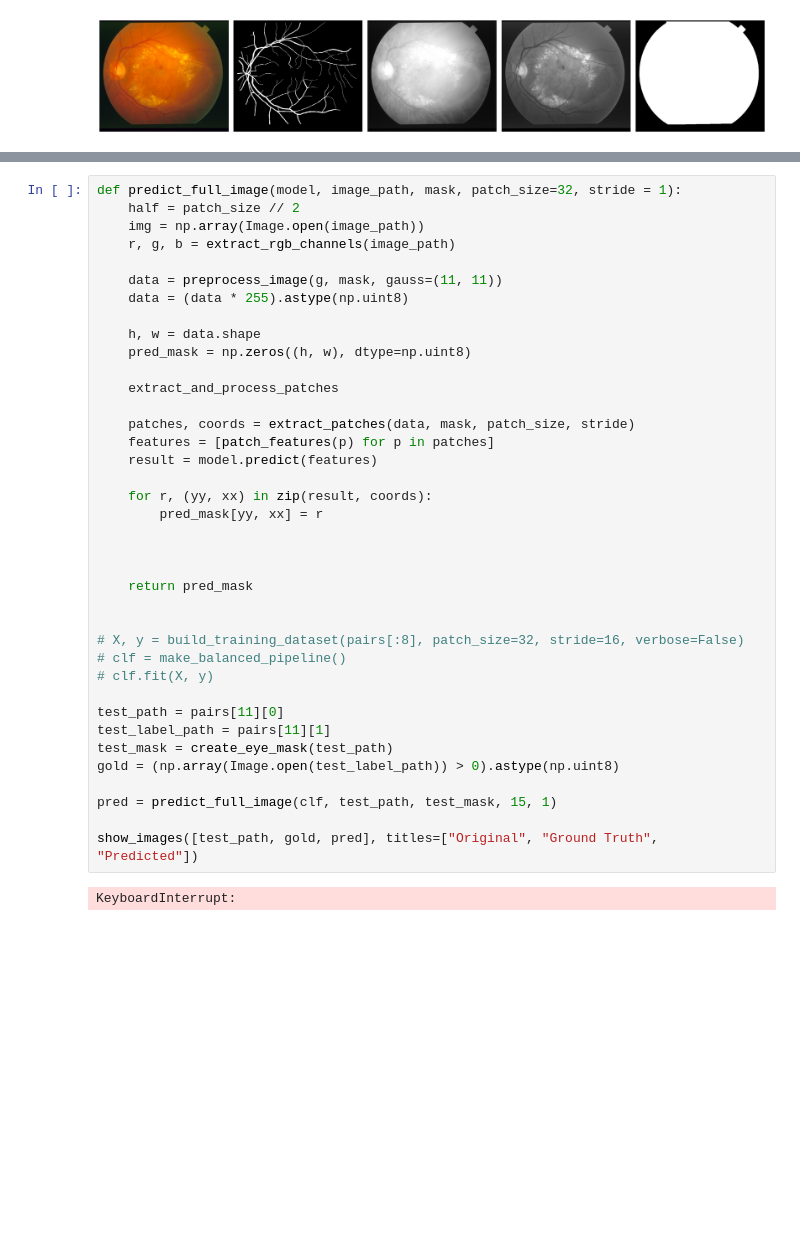
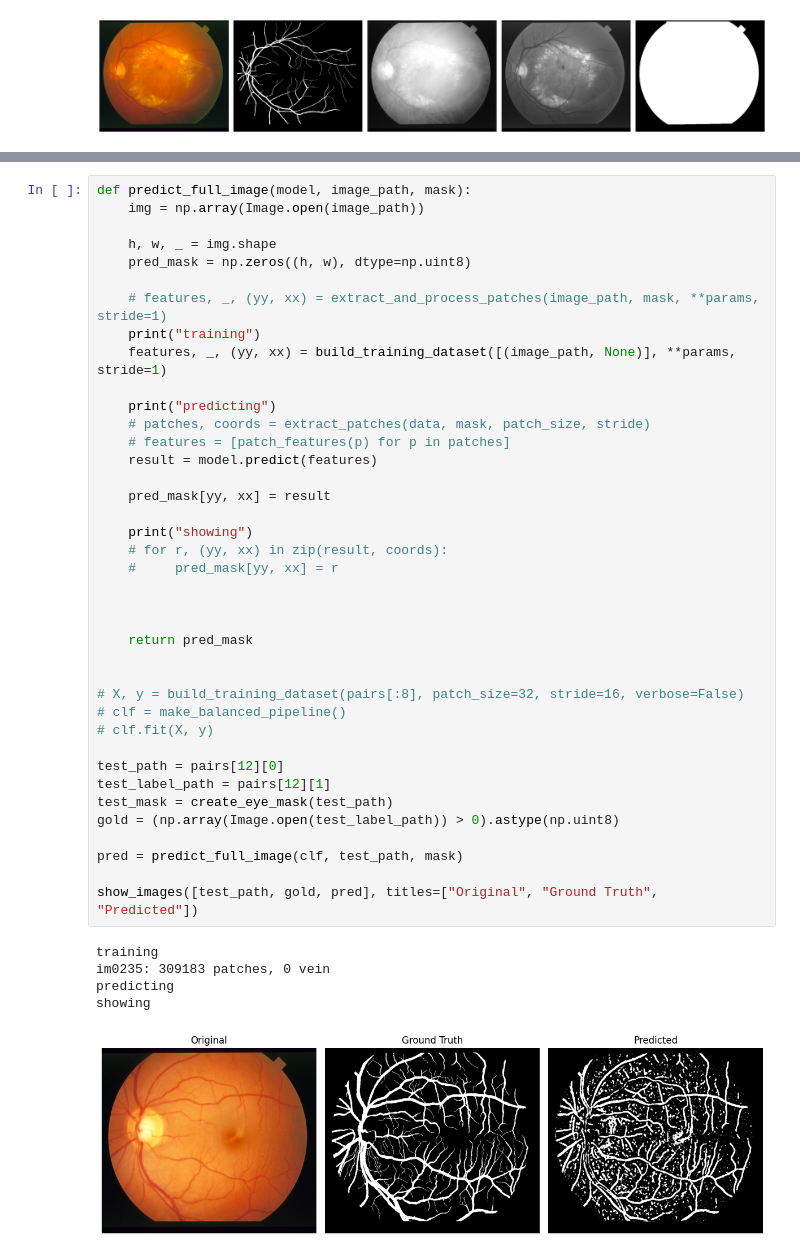
Before and after one commit to HuntClauss/university-informatyka-w-medycynie-dno-oka, a Jupyter notebook: ml.ipynb, the cells around one changed output, grey strips where cells are left out. Saved outputs shown, nothing was run; the diff lists cells and outputs as text; blank space fills up the shorter version.

```diff
--- a/ml.ipynb
+++ b/ml.ipynb
@@ -363,40 +379,45 @@ Confusion Matrix:
 # %%
-def predict_full_image(model, image_path, mask, patch_size=32, stride = 1):
-    half = patch_size // 2
+def predict_full_image(model, image_path, mask):
     img = np.array(Image.open(image_path))
-    r, g, b = extract_rgb_channels(image_path)
 
-    data = preprocess_image(g, mask, gauss=(11, 11))
-    data = (data * 255).astype(np.uint8)
-
-    h, w = data.shape
+    h, w, _ = img.shape
     pred_mask = np.zeros((h, w), dtype=np.uint8)
 
-    extract_and_process_patches
+    # features, _, (yy, xx) = extract_and_process_patches(image_path, mask, **params, stride=1)
+    print("training")
+    features, _, (yy, xx) = build_training_dataset([(image_path, None)], **params, stride=1)
 
-    patches, coords = extract_patches(data, mask, patch_size, stride)
-    features = [patch_features(p) for p in patches]
+    print("predicting")
+    # patches, coords = extract_patches(data, mask, patch_size, stride)
+    # features = [patch_features(p) for p in patches]
     result = model.predict(features)
 
-    for r, (yy, xx) in zip(result, coords):
-        pred_mask[yy, xx] = r
+    pred_mask[yy, xx] = result
+
+    print("showing")
+    # for r, (yy, xx) in zip(result, coords):
+    #     pred_mask[yy, xx] = r
 
 
 
     return pred_mask
 
 
 # X, y = build_training_dataset(pairs[:8], patch_size=32, stride=16, verbose=False)
 # clf = make_balanced_pipeline()
 # clf.fit(X, y)
 
-test_path = pairs[11][0]
-test_label_path = pairs[11][1]
+test_path = pairs[12][0]
+test_label_path = pairs[12][1]
 test_mask = create_eye_mask(test_path)
 gold = (np.array(Image.open(test_label_path)) > 0).astype(np.uint8)
 
-pred = predict_full_image(clf, test_path, test_mask, 15, 1)
+pred = predict_full_image(clf, test_path, mask)
 
 show_images([test_path, gold, pred], titles=["Original", "Ground Truth", "Predicted"])
 # %% [output]
-KeyboardInterrupt:
+training
+im0235: 309183 patches, 0 vein
+predicting
+showing
+[figure, added]
```
Also changed, not shown: parts of 6 cells of this notebook, 6 other files.
